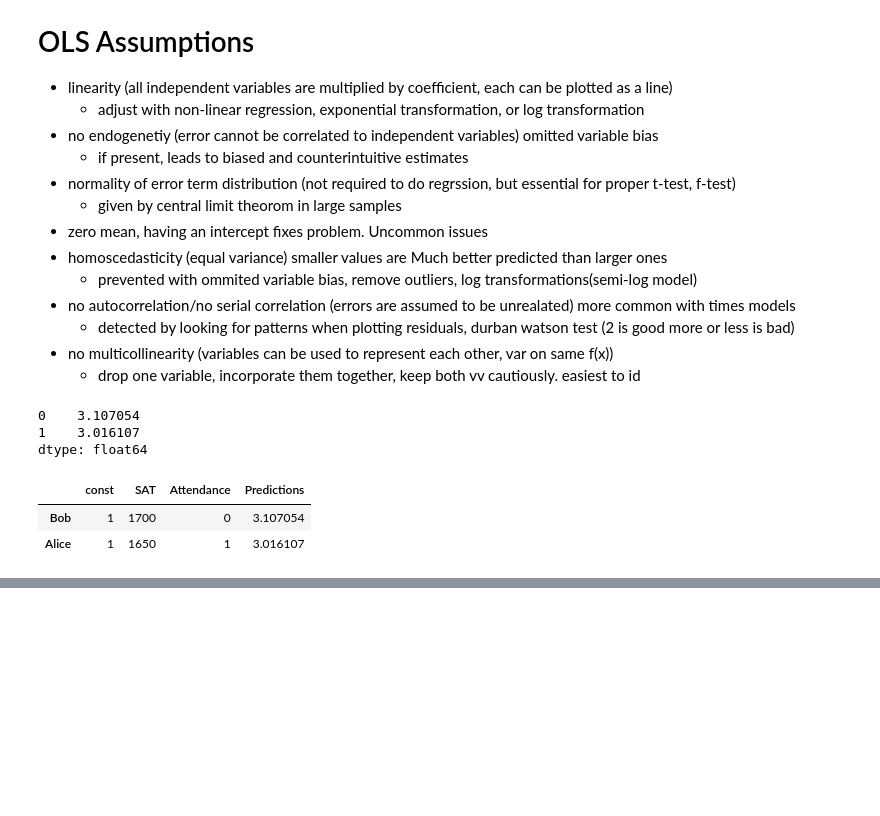
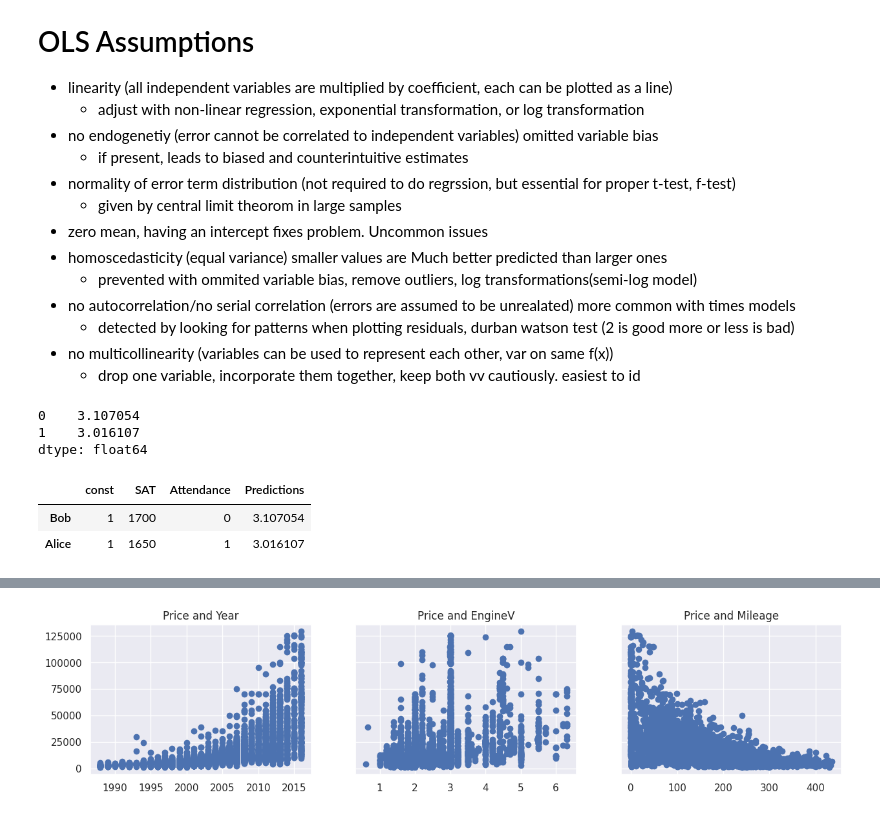
Before and after one commit to codingCells/Resources, a Jupyter notebook: DS_LinearRegression.ipynb, the cells around one changed output, grey strips where cells are left out. Saved outputs shown, nothing was run; the diff lists cells and outputs as text; code cells hidden in the pictures; blank space fills up the shorter version.

```diff
--- a/DS_LinearRegression.ipynb
+++ b/DS_LinearRegression.ipynb
@@ -169,0 +403,32 @@ joined.rename(index={0:'Bob',1:'Alice'})
+# %%
+#price seems to have outliers     try removing top 1%
+q = dataWOMissing['Price'].quantile(0.99)
+da1 = dataWOMissing[dataWOMissing['Price']<q]
+#da1describe(include='all')
+#sns.distplot(da1['Price'])
+
+q = da1['Mileage'].quantile(0.99)
+da2 = da1[da1['Mileage']<q]
+
+da3 = da2[da2['EngineV']<6.5]
+
+q = da3['Year'].quantile(0.01)
+da4 = da3[da3['Year']>q]
+dataCleaned = da4.reset_index(drop=True)  #reset the old index
+# %%
+#Check OLS
+# Here we decided to use some matplotlib code, without explaining it
+# You can simply use plt.scatter() for each of them (with your current knowledge)
+# But since Price is the 'y' axis of all the plots, it made sense to plot them side-by-side (so we can compare them)
+f, (ax1, ax2, ax3) = plt.subplots(1, 3, sharey=True, figsize =(15,3)) #sharey -> share 'Price' as y
+ax1.scatter(dataCleaned['Year'],dataCleaned['Price'])
+ax1.set_title('Price and Year')
+ax2.scatter(dataCleaned['EngineV'],dataCleaned['Price'])
+ax2.set_title('Price and EngineV')
+ax3.scatter(dataCleaned['Mileage'],dataCleaned['Price'])
+ax3.set_title('Price and Mileage')
+
+
+plt.show()
+# %% [output]
+[figure, added]
```
Also changed, not shown: parts of 31 cells of this notebook.
